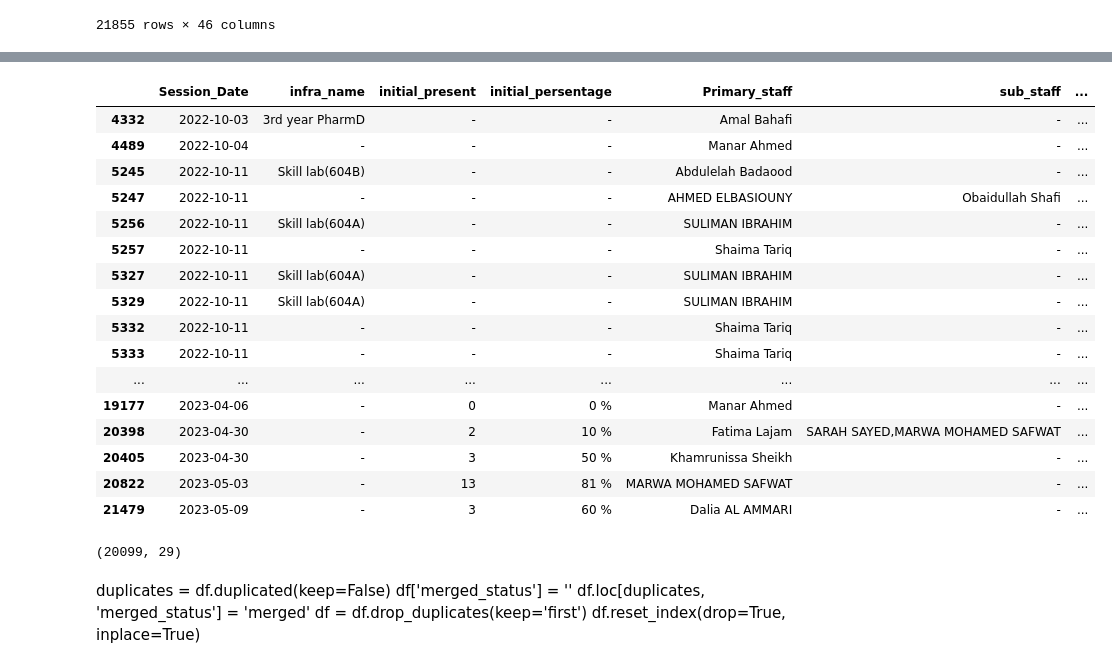
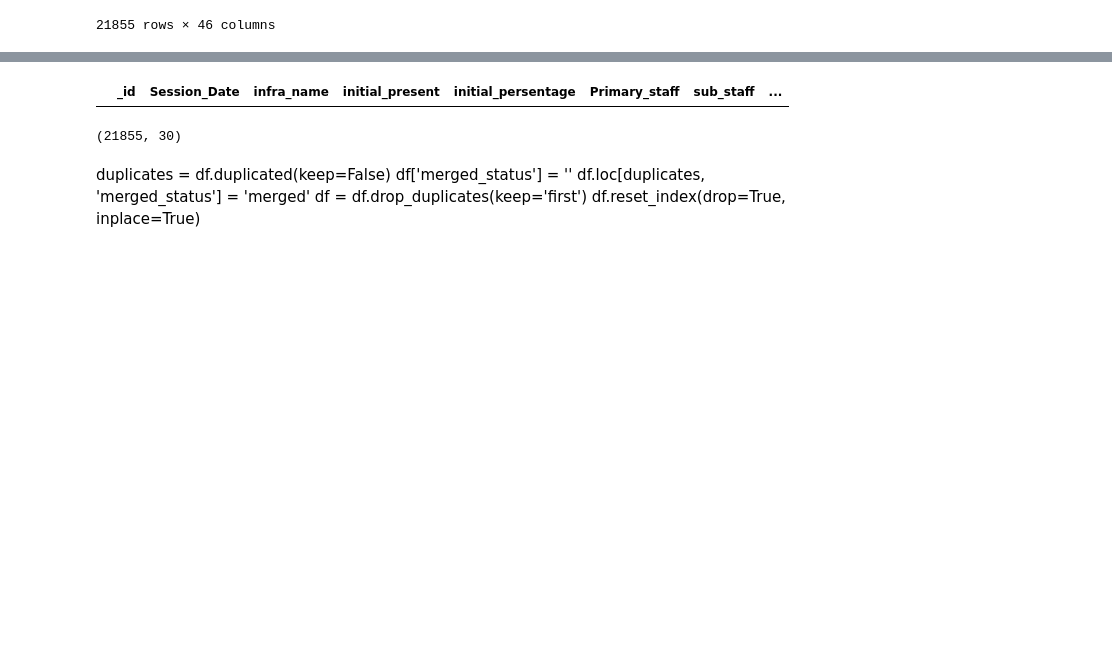
Before and after one commit to Liowizard/Staff_attendanace_data, a Jupyter notebook: All_session_data-demo.ipynb, the cells around one changed output, grey strips where cells are left out. Saved outputs shown, nothing was run; the diff lists cells and outputs as text; code cells hidden in the pictures; blank space fills up the shorter version.

```diff
--- a/All_session_data-Copy1.ipynb
+++ b/All_session_data-demo.ipynb
@@ -68,6 +83,7 @@ sessionDetail:
 
     -----------------------------------------------------------------------------------------------------------------
 # %%
+_id=[]
 Session_Date=[]
 
 start_time=[]
@@ -292,4 +308,5 @@ for no ,session in df.iterrows():
         merge_ID.append(session["merge_with"][0]['session_id']['$oid'])
     else:
         merge_ID.append("")
+    _id.append(session['_id']['$oid'])
 # %%
@@ -335,7 +336,7 @@ len(Session_Date),len(start_time),len(stop_time),len(schedule_Start_Time),len(sc
 # %%
 #Session_Date,start_time,stop_time,schedule_Start_Time,schedule_End_Time,program_name,session_type,session_term,year_no,level_no,course_name,course_code,session_mode,subject_name,Primary_staff,sub_staff,Total_student,auto_a,manual_a,auto_p,manual_p,infra_name,title,sub_type,duration_as_per_zoom
 # %%
-df = pd.DataFrame(list(zip(Session_Date,infra_name,primary_present,primary_persentage,Primary_staff,sub_staff,auto_persentage,start_time,stop_time,schedule_Start_Time,schedule_End_Time,program_name,session_type,session_term,year_no,level_no,course_name,course_code,session_mode,subject_name,Total_student,auto_a,manual_a,auto_p,manual_p,title,sub_type,duration_as_per_zoom)),columns =["Session_Date","infra_name","initial_present","initial_persentage","Primary_staff","sub_staff","auto_persentage","start_time","stop_time","schedule_Start_Time","schedule_End_Time","program_name","session_type","session_term","year_no","level_no","course_name","course_code","session_mode","subject_name","Total_student","auto absent","manual absent","auto present","manual present ","title","sub_type","duration_as_per_zoom"])
+df = pd.DataFrame(list(zip(_id,Session_Date,infra_name,primary_present,primary_persentage,Primary_staff,sub_staff,auto_persentage,start_time,stop_time,schedule_Start_Time,schedule_End_Time,program_name,session_type,session_term,year_no,level_no,course_name,course_code,session_mode,subject_name,Total_student,auto_a,manual_a,auto_p,manual_p,title,sub_type,duration_as_per_zoom)),columns =["_id","Session_Date","infra_name","initial_present","initial_persentage","Primary_staff","sub_staff","auto_persentage","start_time","stop_time","schedule_Start_Time","schedule_End_Time","program_name","session_type","session_term","year_no","level_no","course_name","course_code","session_mode","subject_name","Total_student","auto absent","manual absent","auto present","manual present ","title","sub_type","duration_as_per_zoom"])
 # %%
 df.replace(np.nan, "NaN", inplace=True)
 
@@ -390,27 +380,11 @@ df_merged.head(100)
 # %%
-df_merged.loc[df_merged['Merged_count'] == 4]
+df_merged.loc[df_merged['Merged_count'] == 2]
 # %% [output]
-|  | Session_Date | infra_name | initial_present | initial_persentage | Primary_staff | sub_staff | ... |
-| 4332 | 2022-10-03 | 3rd year PharmD | - | - | Amal Bahafi | - | ... |
-| 4489 | 2022-10-04 | - | - | - | Manar Ahmed | - | ... |
-| 5245 | 2022-10-11 | Skill lab(604B) | - | - | Abdulelah Badaood | - | ... |
-| 5247 | 2022-10-11 | - | - | - | AHMED ELBASIOUNY | Obaidullah Shafi | ... |
-| 5256 | 2022-10-11 | Skill lab(604A) | - | - | SULIMAN IBRAHIM | - | ... |
-| 5257 | 2022-10-11 | - | - | - | Shaima Tariq | - | ... |
-| 5327 | 2022-10-11 | Skill lab(604A) | - | - | SULIMAN IBRAHIM | - | ... |
-| 5329 | 2022-10-11 | Skill lab(604A) | - | - | SULIMAN IBRAHIM | - | ... |
-| 5332 | 2022-10-11 | - | - | - | Shaima Tariq | - | ... |
-| 5333 | 2022-10-11 | - | - | - | Shaima Tariq | - | ... |
-| ... | ... | ... | ... | ... | ... | ... | ... |
-| 19177 | 2023-04-06 | - | 0 | 0 % | Manar Ahmed | - | ... |
-| 20398 | 2023-04-30 | - | 2 | 10 % | Fatima Lajam | SARAH SAYED,MARWA MOHAMED SAFWAT | ... |
-| 20405 | 2023-04-30 | - | 3 | 50 % | Khamrunissa Sheikh | - | ... |
-| 20822 | 2023-05-03 | - | 13 | 81 % | MARWA MOHAMED SAFWAT | - | ... |
-| 21479 | 2023-05-09 | - | 3 | 60 % | Dalia AL AMMARI | - | ... |
+|  | _id | Session_Date | infra_name | initial_present | initial_persentage | Primary_staff | sub_staff | ... |
 # %%
 df_merged.shape
 # %% [output]
-(20099, 29)
+(21855, 30)
 # %% [markdown]
 duplicates = df.duplicated(keep=False)
 df['merged_status'] = ''
```
Also changed, not shown: parts of 11 cells of this notebook, 4 other files.
